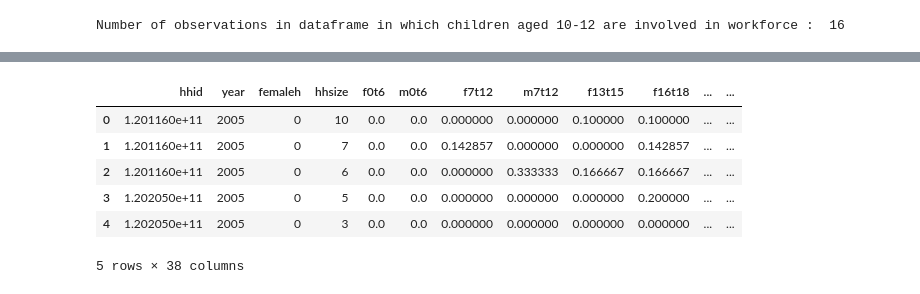
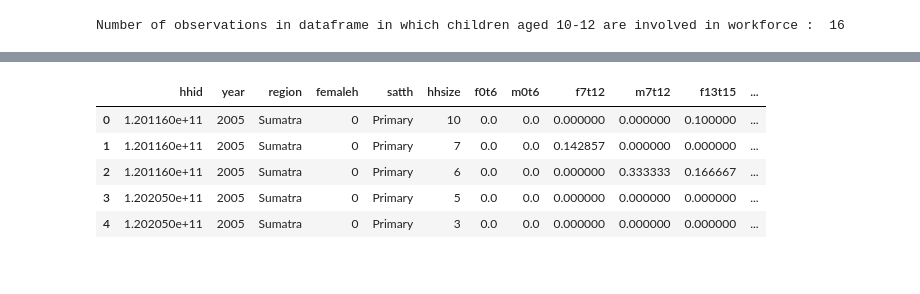
Before and after one commit to Laurie1990/Project3, a Jupyter notebook: data_cleaning_preprocessing.ipynb, the cells around one changed output, grey strips where cells are left out. Cells and saved outputs as stored; diff of their text form; code cells hidden in the pictures.

```diff
--- a/data_cleaning_preprocessing.ipynb
+++ b/data_cleaning_preprocessing.ipynb
@@ -177,10 +178,10 @@ cleaned_data.shape
-# %%
-cleaned_data.head()
-# %% [output]
-|  | hhid | year | femaleh | hhsize | f0t6 | m0t6 | f7t12 | m7t12 | f13t15 | f16t18 | ... | ... |
-| 0 | 1.201160e+11 | 2005 | 0 | 10 | 0.0 | 0.0 | 0.000000 | 0.000000 | 0.100000 | 0.100000 | ... | ... |
-| 1 | 1.201160e+11 | 2005 | 0 | 7 | 0.0 | 0.0 | 0.142857 | 0.000000 | 0.000000 | 0.142857 | ... | ... |
-| 2 | 1.201160e+11 | 2005 | 0 | 6 | 0.0 | 0.0 | 0.000000 | 0.333333 | 0.166667 | 0.166667 | ... | ... |
-| 3 | 1.202050e+11 | 2005 | 0 | 5 | 0.0 | 0.0 | 0.000000 | 0.000000 | 0.000000 | 0.200000 | ... | ... |
-| 4 | 1.202050e+11 | 2005 | 0 | 3 | 0.0 | 0.0 | 0.000000 | 0.000000 | 0.000000 | 0.000000 | ... | ... |
-5 rows × 38 columns
+# %%
+with pd.option_context('display.max_rows', 5, 'display.max_columns', None):
+    display(cleaned_data.head())
+# %% [output]
+|  | hhid | year | region | femaleh | satth | hhsize | f0t6 | m0t6 | f7t12 | m7t12 | f13t15 | ... |
+| 0 | 1.201160e+11 | 2005 | Sumatra | 0 | Primary | 10 | 0.0 | 0.0 | 0.000000 | 0.000000 | 0.100000 | ... |
+| 1 | 1.201160e+11 | 2005 | Sumatra | 0 | Primary | 7 | 0.0 | 0.0 | 0.142857 | 0.000000 | 0.000000 | ... |
+| 2 | 1.201160e+11 | 2005 | Sumatra | 0 | Primary | 6 | 0.0 | 0.0 | 0.000000 | 0.333333 | 0.166667 | ... |
+| 3 | 1.202050e+11 | 2005 | Sumatra | 0 | Primary | 5 | 0.0 | 0.0 | 0.000000 | 0.000000 | 0.000000 | ... |
+| 4 | 1.202050e+11 | 2005 | Sumatra | 0 | Primary | 3 | 0.0 | 0.0 | 0.000000 | 0.000000 | 0.000000 | ... |
```
Also changed, not shown: parts of 11 cells of this notebook, 1 other file.
